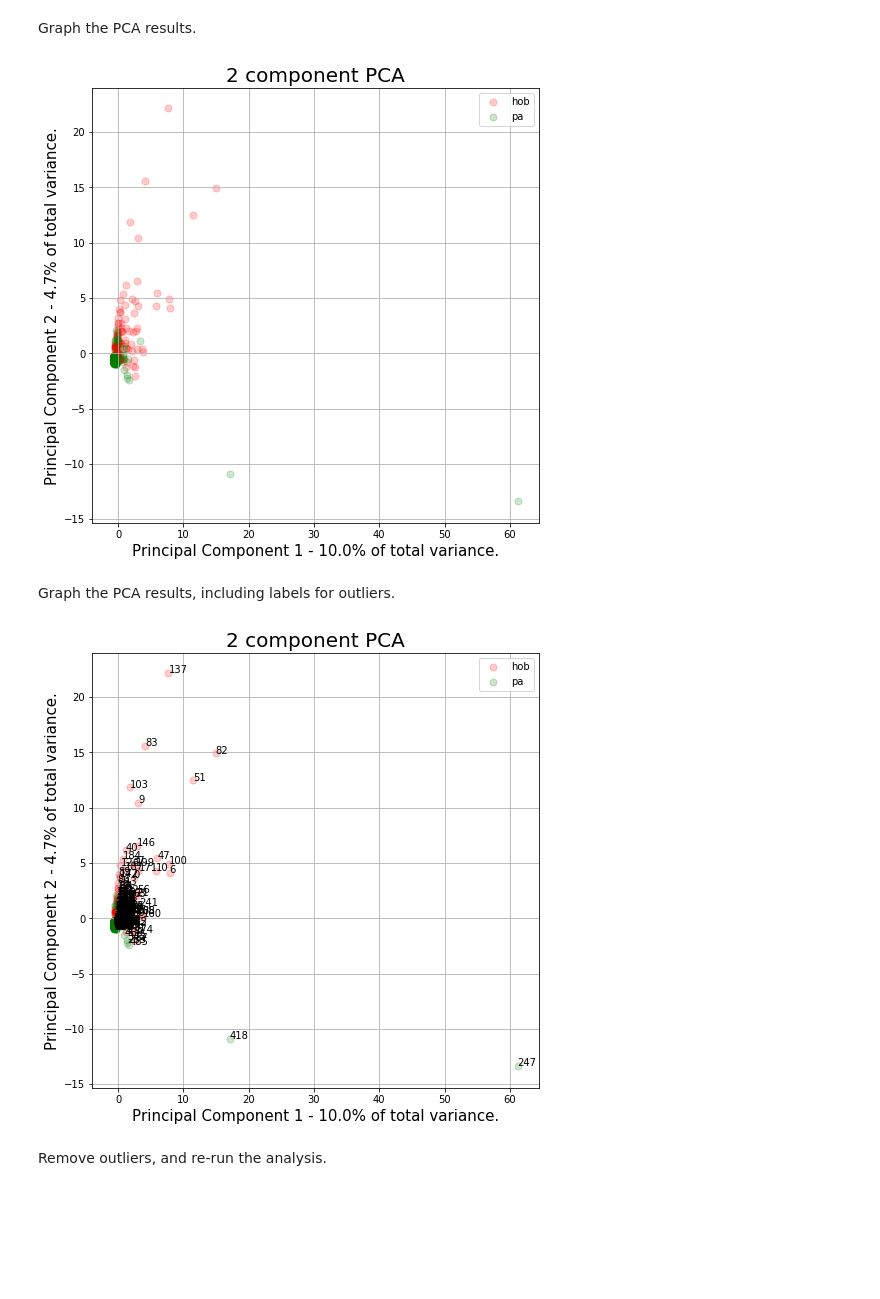
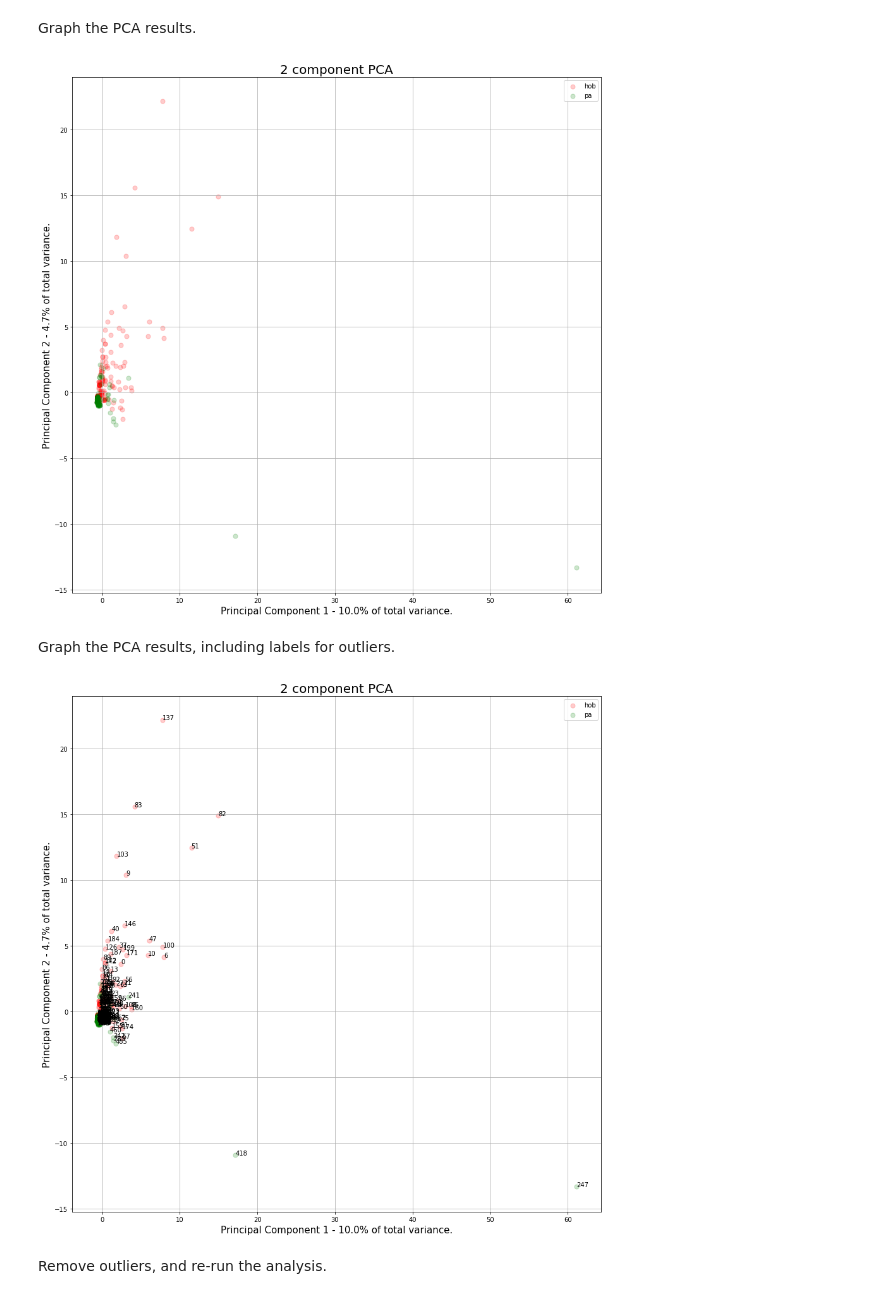
Before and after one commit to liammagee/data-analytics, a Jupyter notebook: CoS.ipynb, the cells around one changed output. Drawn from its saved outputs; the diff is of its cells as text; code cells hidden in the pictures; blank space fills up the shorter version.

```diff
--- a/CoS.ipynb
+++ b/CoS.ipynb
@@ -393,7 +393,7 @@ finalDf = pd.concat([principalDf, city], axis = 1)
 # %% [markdown]
 Graph the PCA results.
 # %%
-fig = plt.figure(figsize = (8,8))
+fig = plt.figure(figsize = (15,15))
 ax = fig.add_subplot(1,1,1)
 ax.set_xlabel('Principal Component 1 - ' + str(pca.explained_variance_[0].round(1)) + '% of total variance.', fontsize = 15)
 ax.set_ylabel('Principal Component 2 - ' + str(pca.explained_variance_[1].round(1)) + '% of total variance.', fontsize = 15)
@@ -411,31 +411,31 @@ for target, color in zip(targets,colors):
 ax.legend(targets)
 ax.grid()
 # %% [output]
-[figure, old version]
+[figure, new version]
 # %% [markdown]
 Graph the PCA results, including labels for outliers.
 # %%
-fig = plt.figure(figsize = (8,8))
+fig = plt.figure(figsize = (15,15))
 ax = fig.add_subplot(1,1,1)
 ax.set_xlabel('Principal Component 1 - ' + str(pca.explained_variance_[0].round(1)) + '% of total variance.', fontsize = 15)
 ax.set_ylabel('Principal Component 2 - ' + str(pca.explained_variance_[1].round(1)) + '% of total variance.', fontsize = 15)
 ax.set_title('2 component PCA', fontsize = 20)
 for target, color in zip(targets,colors):
     indicesToKeep = finalDf['city'] == target
     pc1 = finalDf.loc[indicesToKeep, 'principal component 1']
     pc2 = finalDf.loc[indicesToKeep, 'principal component 2']
     ax.scatter(pc1
                , pc2
                , c = color
                , s = 50
               , alpha = 0.2)
     for i, txt in enumerate(pc1.index):
         ax.annotate(str(txt), (pc1.iloc[i], pc2.iloc[i]))
 
 ax.legend(targets)
 ax.grid()
 # %% [output]
-[figure, old version]
+[figure, new version]
 # %% [markdown]
 Remove outliers, and re-run the analysis.
 # %%
```
Also changed, not shown: parts of 2 cells of this notebook.
